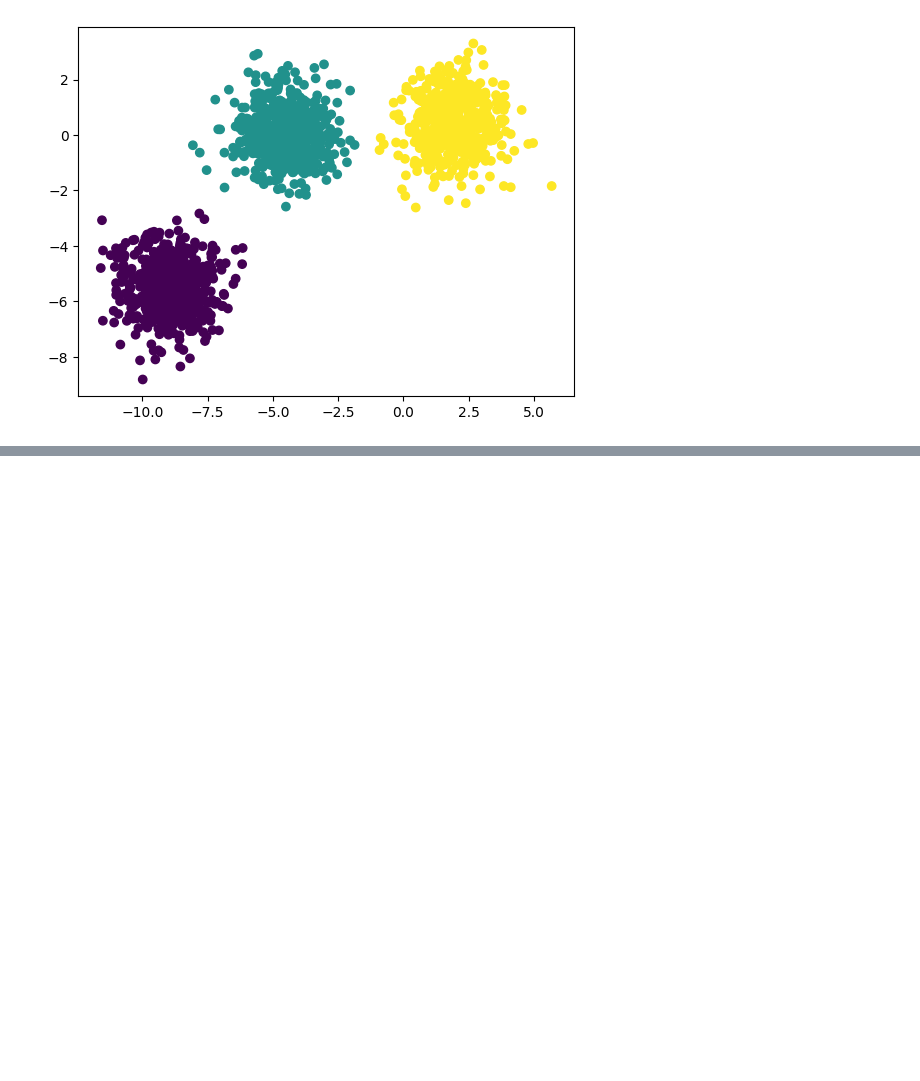
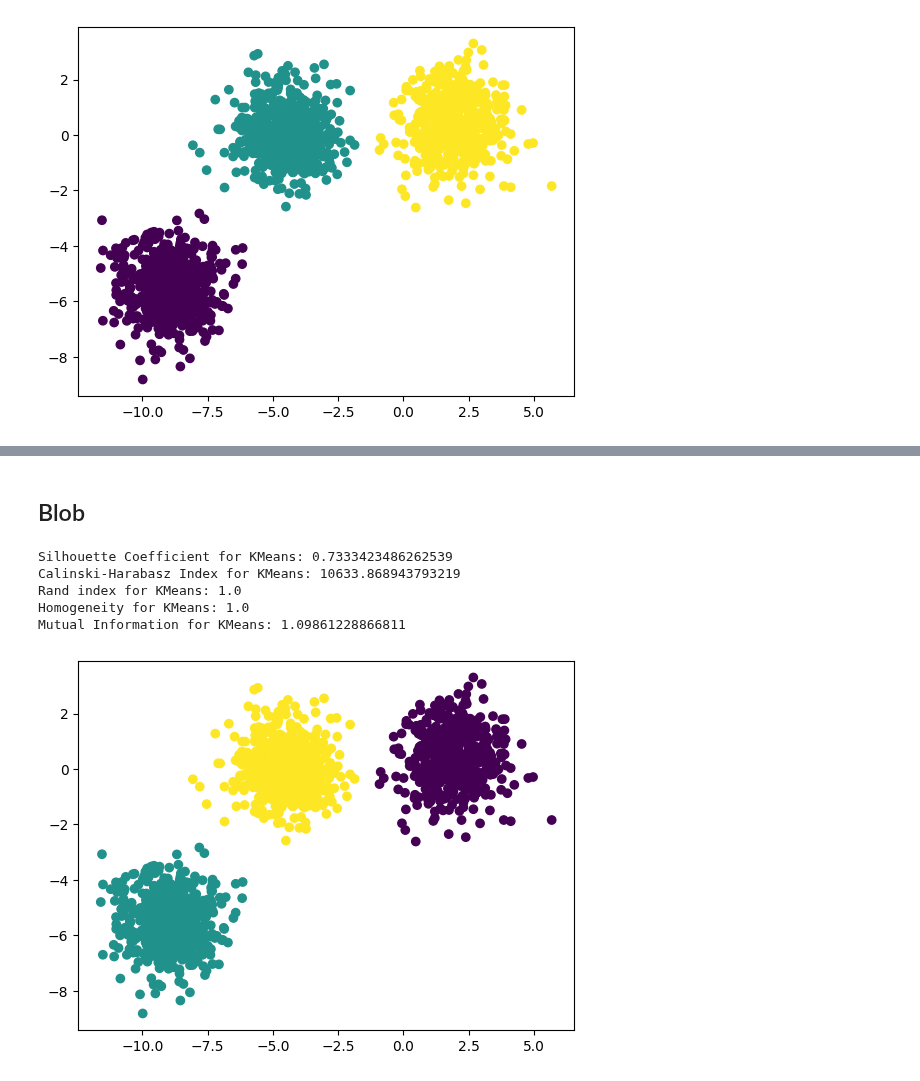
Before and after one commit to 11jolek11/BigData, a Jupyter notebook: List6.ipynb, the cells around one changed output, grey strips where cells are left out. Saved outputs shown, nothing was run; the diff lists cells and outputs as text; code cells hidden in the pictures; blank space fills up the shorter version.

Commit message:
Blob clustering eval

```diff
--- a/List6.ipynb
+++ b/List6.ipynb
@@ -270,0 +272,2 @@ plt.show()
+# %% [markdown]
+## Blob
@@ -270,0 +281,23 @@ plt.show()
+# %%
+random_state = 170
+
+common_params = {
+    "n_init": "auto",
+    "random_state": random_state,
+}
+# %%
+y_pred = KMeans(n_clusters=3, **common_params).fit_predict(X)
+plt.scatter(X[:, 0], X[:, 1], c=y_pred)
+
+print(f'Silhouette Coefficient for KMeans: {silhouette_score(X, y_pred)}')
+print(f'Calinski-Harabasz Index for KMeans: {calinski_harabasz_score(X, y_pred)}')
+print(f'Rand index for KMeans: {rand_score(y, y_pred)}')
+print(f'Homogeneity for KMeans: {homogeneity_score(y, y_pred)}')
+print(f'Mutual Information for KMeans: {mutual_info_score(y, y_pred)}')
+# %% [output]
+Silhouette Coefficient for KMeans: 0.7333423486262539
+Calinski-Harabasz Index for KMeans: 10633.868943793219
+Rand index for KMeans: 1.0
+Homogeneity for KMeans: 1.0
+Mutual Information for KMeans: 1.09861228866811
+[figure, added]
```
Also changed, not shown: parts of 5 cells of this notebook.
